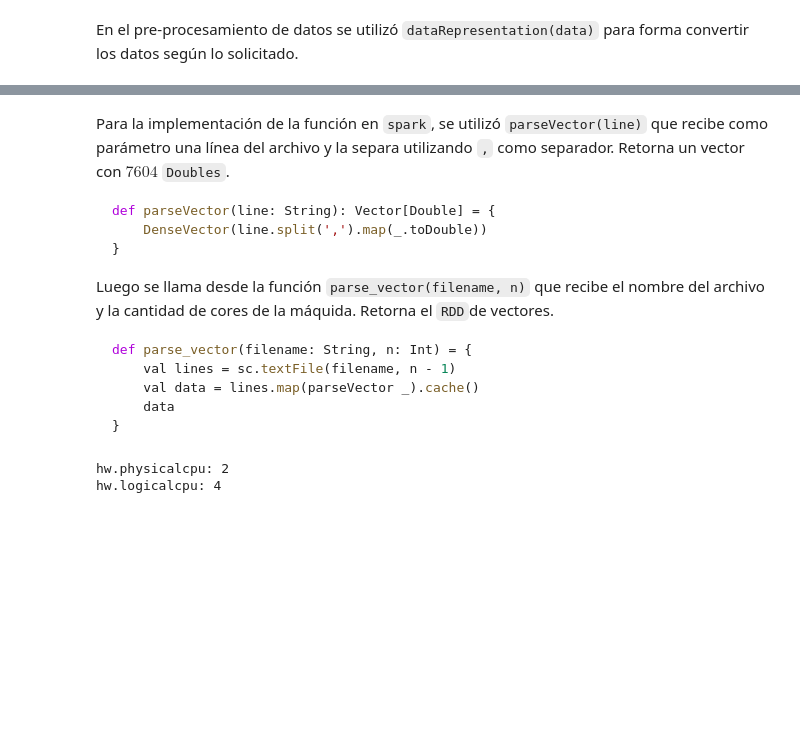
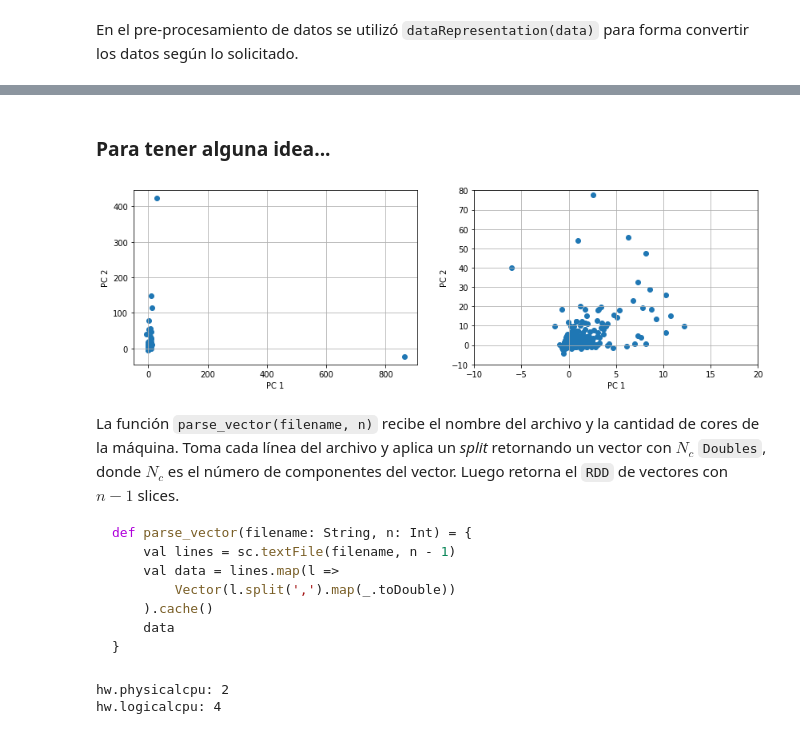
Before and after one commit to dsanmartin/INF564-HW, a Jupyter notebook: 3/SanMartinDaniel.ipynb, the cells around one changed output, grey strips where cells are left out. Drawn from its saved outputs; the diff is of its cells as text; code cells hidden in the pictures; blank space fills up the shorter version.

````diff
--- a/3/SanMartinDaniel.ipynb
+++ b/3/SanMartinDaniel.ipynb
@@ -94,0 +63,26 @@ def histogram(data):
+# %%
+# Scatter for 2D projection of data using PCA (only exploratory)
+def scatter(data, means=None, lims=[[-10, 20], [-10, 80]]):
+    fig = plt.figure(figsize=(14, 4))
+
+    # All data
+    plt.subplot(1, 2, 1)
+    plt.scatter(data[:,0], data[:,1])
+    if means is not None:
+        plt.scatter(means[:,0], means[:,1], marker="*")
+    plt.grid(True)
+    plt.xlabel("PC 1")
+    plt.ylabel("PC 2")
+
+    # "Zoom"
+    plt.subplot(1, 2, 2)
+    plt.scatter(data[:,0], data[:,1])
+    if means is not None:
+        plt.scatter(means[:,0], means[:,1], marker="*")
+    plt.xlim(lims[0])
+    plt.ylim(lims[1])
+
+    plt.grid(True)
+    plt.xlabel("PC 1")
+    plt.ylabel("PC 2")
+    plt.show()
@@ -146,5 +169,7 @@ data.describe()
 # %% [markdown]
 En el pre-procesamiento de datos se utilizó `dataRepresentation(data)` para forma convertir los datos según lo solicitado.
 # %%
-dr = dataRepresentation(data)
-np.savetxt('data/pro.csv', dr, fmt='%d', delimiter=',')
+#dr = dataRepresentation(data)
+#np.savetxt('data/pro.csv', dr, fmt='%d', delimiter=',')
+dr = np.genfromtxt('./data/pro.csv', delimiter=',')
+pd.DataFrame(dr).describe()
@@ -151,17 +187,24 @@ np.savetxt('data/pro.csv', dr, fmt='%d', delimiter=',')
+# %% [markdown]
+### Para tener alguna idea...
+# %%
+ds = StandardScaler().fit_transform(dr)
+X = np.copy(ds)
+pca = PCA(n_components=2)
+fit = pca.fit(X)
+# %%
+dpca = pca.transform(X)
+# %%
+scatter(dpca)
+# %% [output]
+[figure, added]
 # %% [markdown]
-Para la implementación de la función en `spark`, se utilizó `parseVector(line)` que recibe como parámetro una línea del archivo y la separa utilizando `,` como separador. Retorna un vector con $7604$ `Doubles`.
-
-```scala
-def parseVector(line: String): Vector[Double] = {
-    DenseVector(line.split(',').map(_.toDouble))
-}
-```
-
-Luego se llama desde la función `parse_vector(filename, n)` que recibe el nombre del archivo y la cantidad de cores de la máquida. Retorna el `RDD`de vectores.
+La función `parse_vector(filename, n)` recibe el nombre del archivo y la cantidad de cores de la máquina. Toma cada línea del archivo y aplica un *split* retornando un vector con $N_{c}$ `Doubles`, donde $N_{c}$ es el número de componentes del vector. Luego retorna el `RDD` de vectores con $n-1$ slices.
 ```scala
 def parse_vector(filename: String, n: Int) = {
     val lines = sc.textFile(filename, n - 1)
-    val data = lines.map(parseVector _).cache()
+    val data = lines.map(l =>
+        Vector(l.split(',').map(_.toDouble))
+    ).cache()
     data
 }
 ```
````
Also changed, not shown: parts of 78 cells of this notebook, 2 other files.
